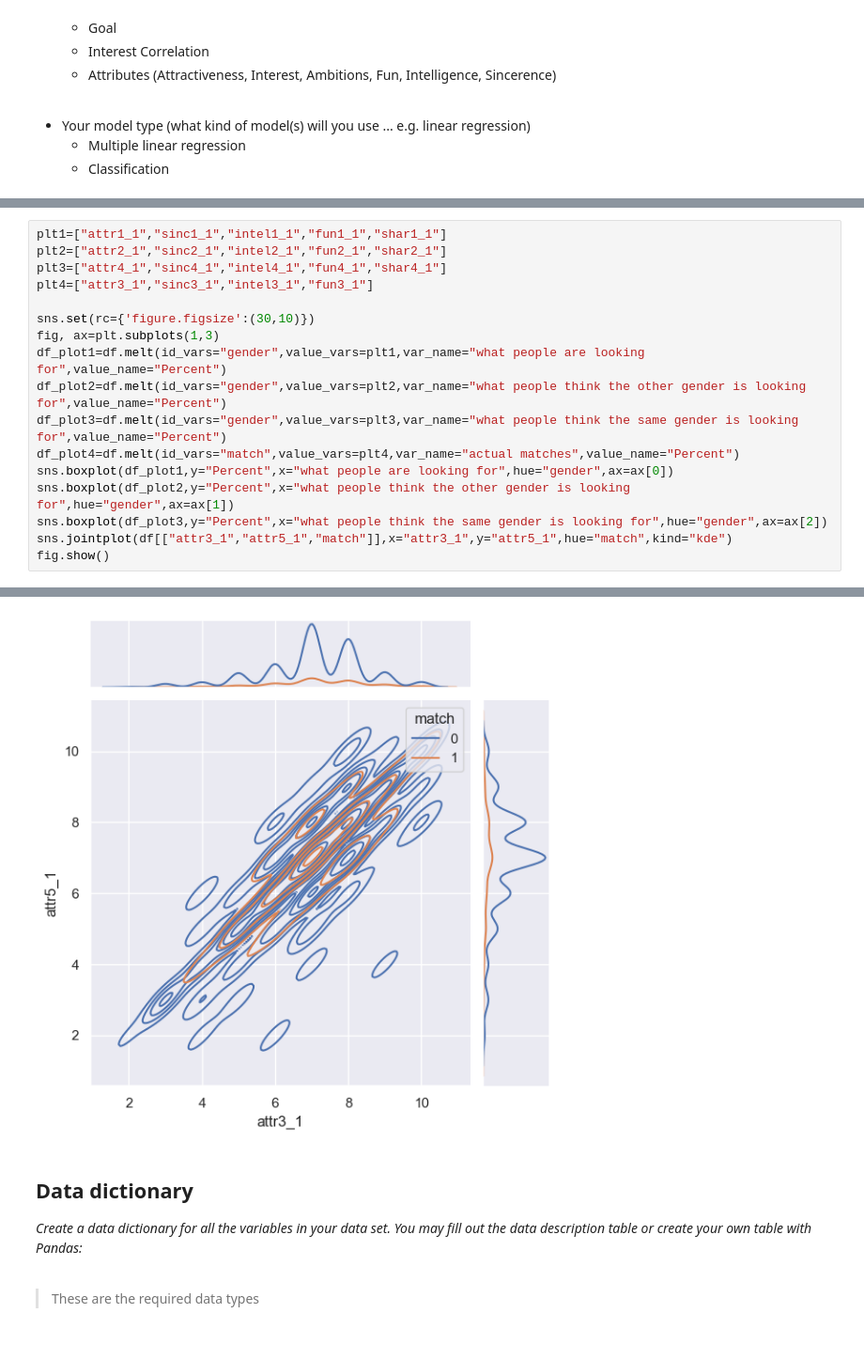
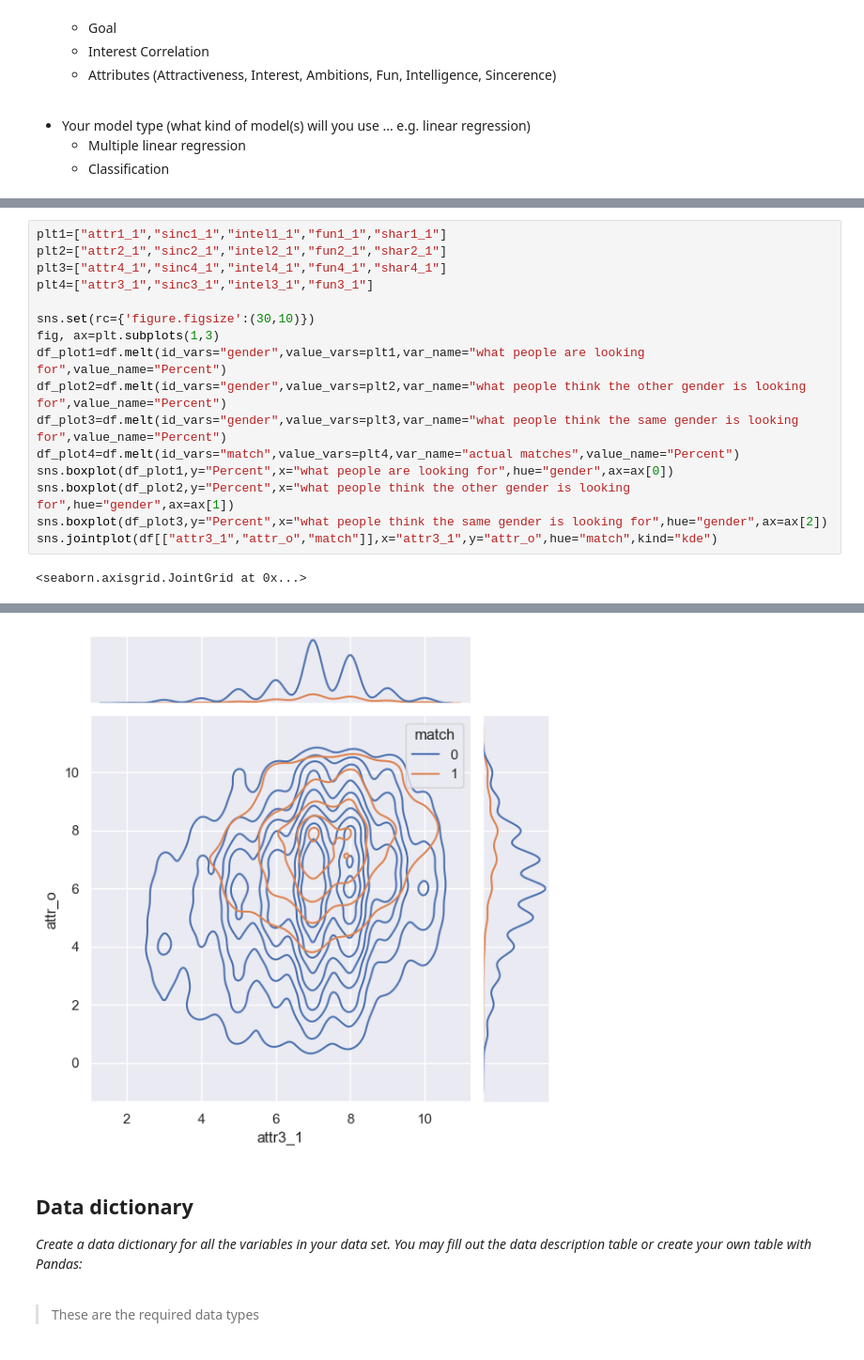
Before and after one commit to SvenWeiss-HDM/Projektgruppe_A, a Jupyter notebook: references/project-proposal.ipynb, the cells around one changed output, grey strips where cells are left out. Shown at 94% size. Saved outputs shown, nothing was run; the diff lists cells and outputs as text.

Commit message:
Display Graphs

```diff
--- a/references/project-proposal.ipynb
+++ b/references/project-proposal.ipynb
@@ -109,6 +109,6 @@ df_plot4=df.melt(id_vars="match",value_vars=plt4,var_name="actual matches",value
 sns.boxplot(df_plot1,y="Percent",x="what people are looking for",hue="gender",ax=ax[0])
 sns.boxplot(df_plot2,y="Percent",x="what people think the other gender is looking for",hue="gender",ax=ax[1])
 sns.boxplot(df_plot3,y="Percent",x="what people think the same gender is looking for",hue="gender",ax=ax[2])
-sns.jointplot(df[["attr3_1","attr5_1","match"]],x="attr3_1",y="attr5_1",hue="match",kind="kde")
-fig.show()
+sns.jointplot(df[["attr3_1","attr_o","match"]],x="attr3_1",y="attr_o",hue="match",kind="kde")
 # %% [output]
+<seaborn.axisgrid.JointGrid at 0x...>
@@ -116,4 +116,4 @@ fig.show()
-[figure, old version]
+[figure, new version]
 # %% [markdown]
 ## Data dictionary
 
```
Also changed, not shown: parts of 2 cells of this notebook.
